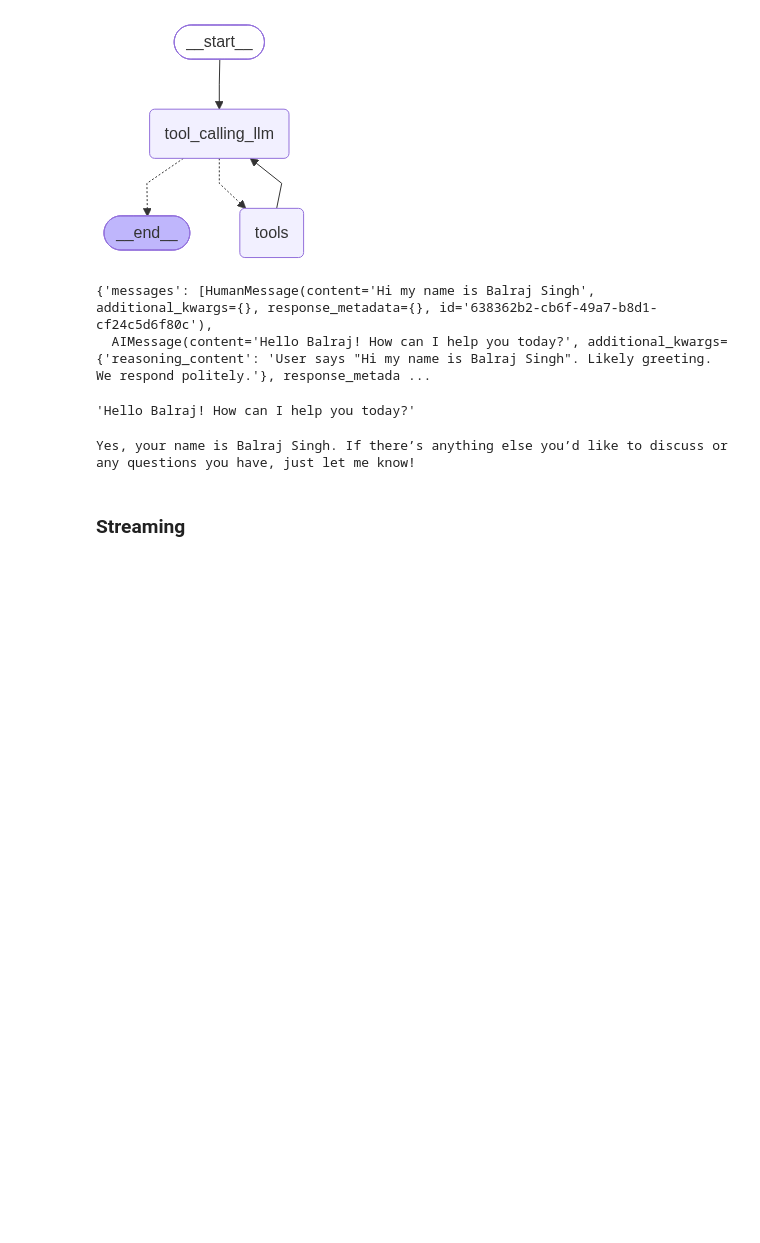
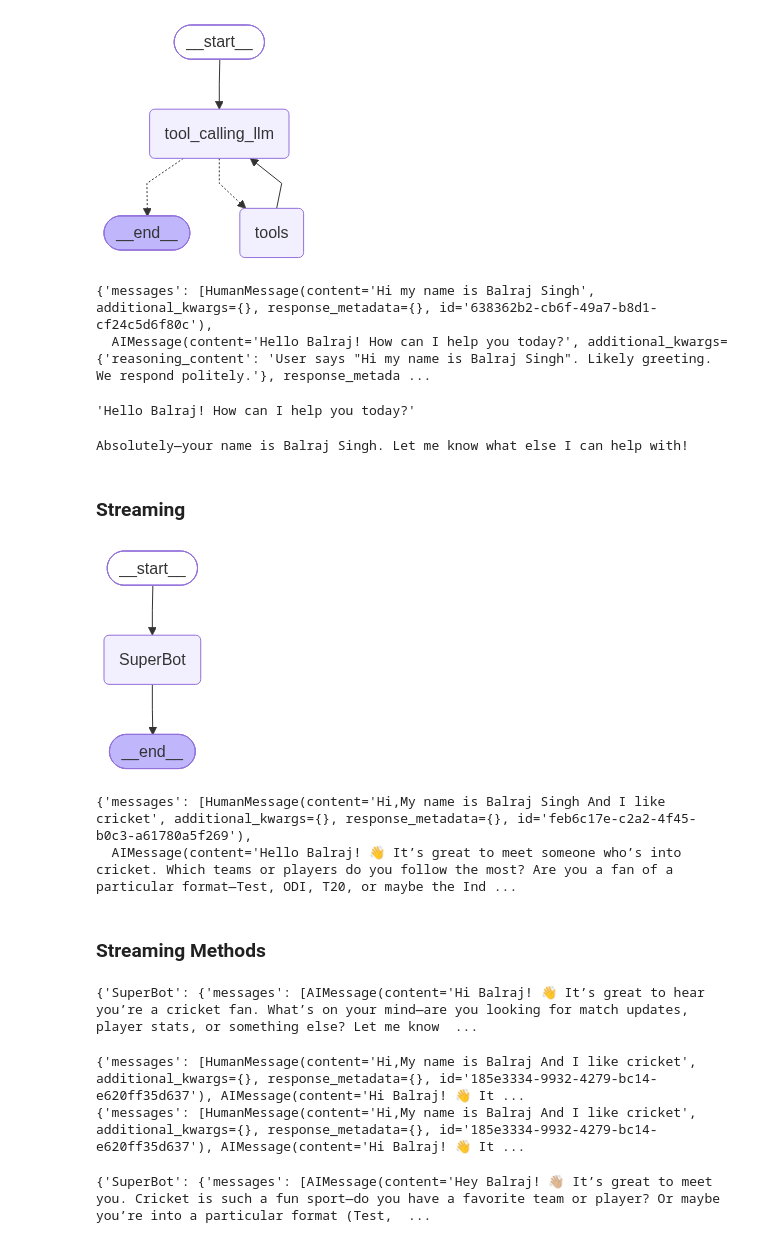
Before and after one commit to Balrajsingh2044/Agentic-AI, a Jupyter notebook: 1-BasicChatbot/Chatbot.ipynb, the cells around one changed output. Drawn from its saved outputs; the diff is of its cells as text; code cells hidden in the pictures; blank space fills up the shorter version.

Commit message:
Adding human in the loop

```diff
--- a/1-BasicChatbot/Chatbot.ipynb
+++ b/1-BasicChatbot/Chatbot.ipynb
@@ -345,10 +345,68 @@ response['messages'][-1].content
 # %% [output]
 'Hello Balraj! How can I help you today?'
 # %%
-response=graph.invoke({"messages":"Hey do you remember mmy name"},config=config)
+response=graph.invoke({"messages":"Hey do you remember my name"},config=config)
 
 print(response['messages'][-1].content)
 # %% [output]
-Yes, your name is Balraj Singh. If there’s anything else you’d like to discuss or any questions you have, just let me know!
+Absolutely—your name is Balraj Singh. Let me know what else I can help with!
 # %% [markdown]
 ### Streaming
+# %%
+from langgraph.checkpoint.memory import MemorySaver
+memory=MemorySaver()
+# %%
+def superbot(state:State):
+    return {"messages":[llm.invoke(state['messages'])]}
+# %%
+graph=StateGraph(State)
+
+## node
+graph.add_node("SuperBot",superbot)
+## Edges
+
+graph.add_edge(START,"SuperBot")
+graph.add_edge("SuperBot",END)
+
+
+graph_builder=graph.compile(checkpointer=memory)
+
+
+## Display
+from IPython.display import Image, display
+display(Image(graph_builder.get_graph().draw_mermaid_png()))
+# %% [output]
+[figure, added]
+# %%
+## Invocation
+
+config = {"configurable": {"thread_id": "1"}}
+
+graph_builder.invoke({'messages':"Hi,My name is Balraj Singh And I like cricket"},config)
+# %% [output]
+{'messages': [HumanMessage(content='Hi,My name is Balraj Singh And I like cricket', additional_kwargs={}, response_metadata={}, id='feb6c17e-c2a2-4f45-b0c3-a61780a5f269'),
+  AIMessage(content='Hello Balraj! 👋 It’s great to meet someone who’s into cricket. Which teams or players do you follow the most? Are you a fan of a particular format—Test, ODI, T20, or maybe the Ind ...
+# %% [markdown]
+### Streaming Methods
+# %%
+# Create a thread
+config = {"configurable": {"thread_id": "3"}}
+
+for chunk in graph_builder.stream({'messages':"Hi,My name is Balraj And I like cricket"},config,stream_mode="updates"):
+    print(chunk)
+# %% [output]
+{'SuperBot': {'messages': [AIMessage(content='Hi Balraj! 👋 It’s great to hear you’re a cricket fan. What’s on your mind—are you looking for match updates, player stats, or something else? Let me know  ...
+# %%
+for chunk in graph_builder.stream({'messages':"Hi,My name is Balraj And I like cricket"},config,stream_mode="values"):
+    print(chunk)
+# %% [output]
+{'messages': [HumanMessage(content='Hi,My name is Balraj And I like cricket', additional_kwargs={}, response_metadata={}, id='185e3334-9932-4279-bc14-e620ff35d637'), AIMessage(content='Hi Balraj! 👋 It ...
+{'messages': [HumanMessage(content='Hi,My name is Balraj And I like cricket', additional_kwargs={}, response_metadata={}, id='185e3334-9932-4279-bc14-e620ff35d637'), AIMessage(content='Hi Balraj! 👋 It ...
+# %%
+# Create a thread
+config = {"configurable": {"thread_id": "4"}}
+
+for chunk in graph_builder.stream({'messages':"Hi,My name is Balraj And I like cricket"},config,stream_mode="updates"):
+    print(chunk)
+# %% [output]
+{'SuperBot': {'messages': [AIMessage(content='Hey Balraj! 👋🏼 It’s great to meet you. Cricket is such a fun sport—do you have a favorite team or player? Or maybe you’re into a particular format (Test,  ...
```
Also changed, not shown: parts of 3 cells of this notebook, 1 other file.
